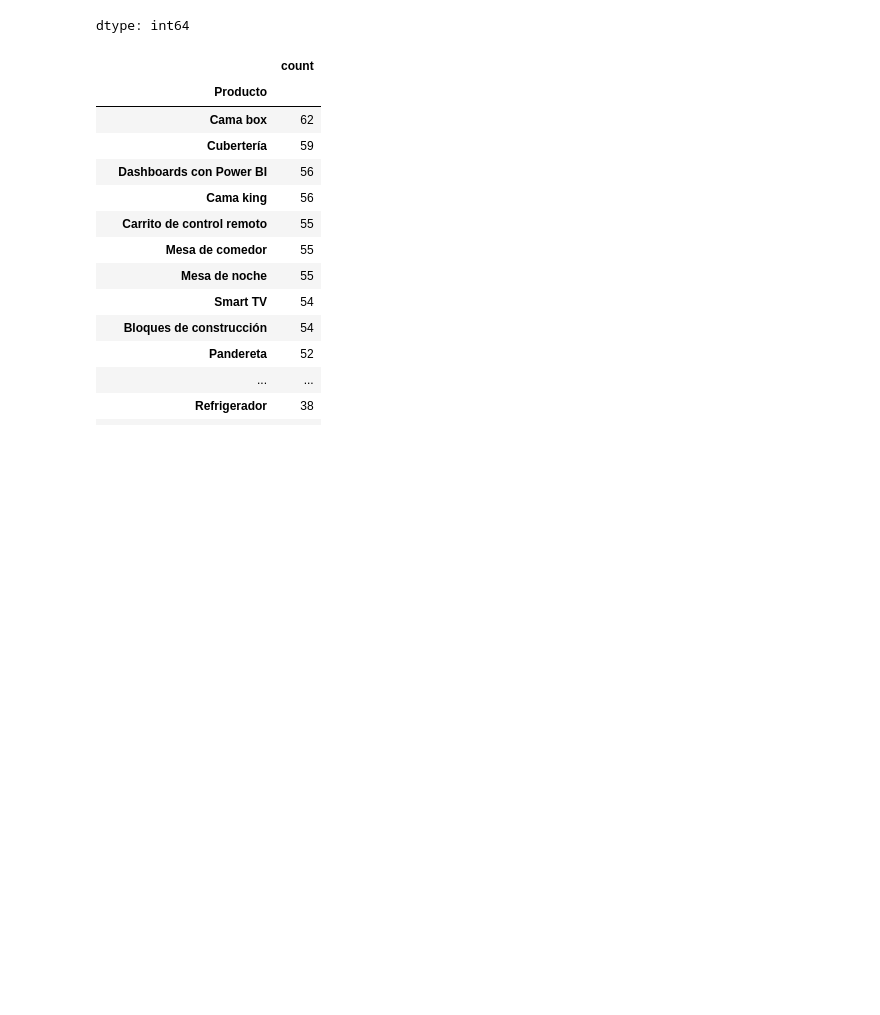
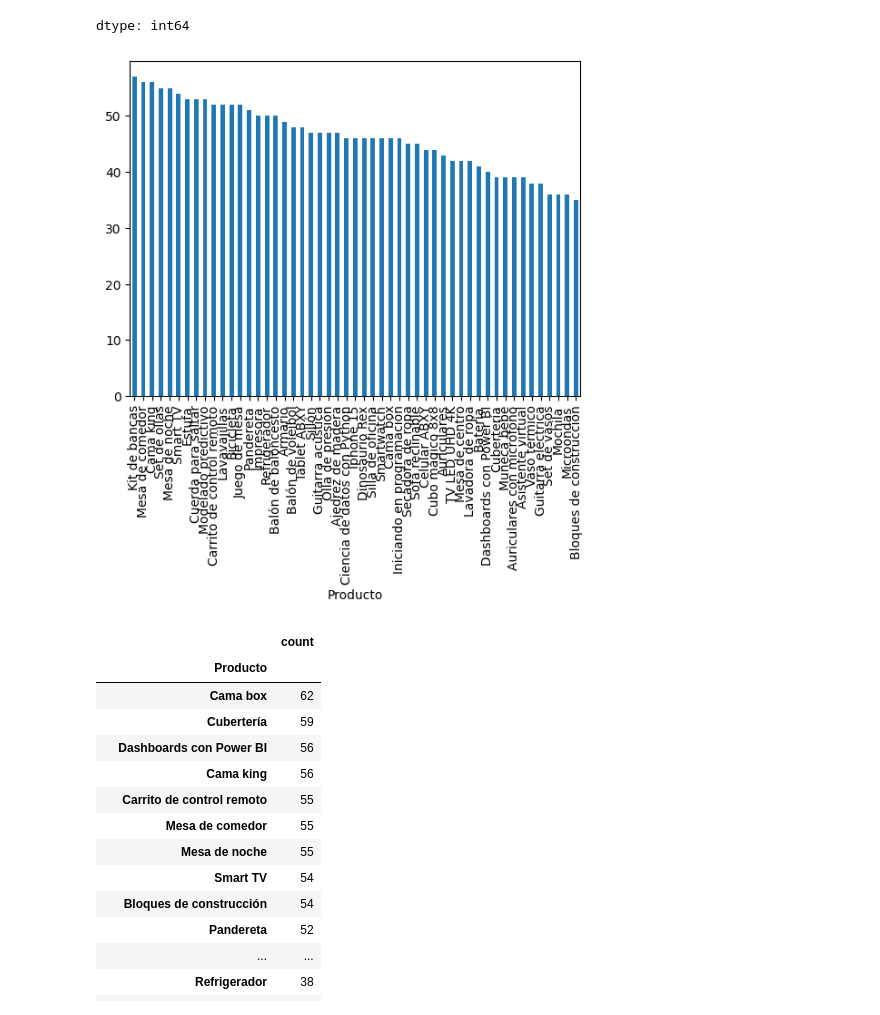
Before and after one commit to AliKnows/Challenge_DataScience_AluraStore, a Jupyter notebook: AluraStoreLatam.ipynb, the cells around one changed output. Drawn from its saved outputs; the diff is of its cells as text; code cells hidden in the pictures; blank space fills up the shorter version.

```diff
--- a/AluraStoreLatam.ipynb
+++ b/AluraStoreLatam.ipynb
@@ -145,6 +164,11 @@ productos_vendidos_t3
 | Microondas | 36 |
 | Bloques de construcción | 35 |
 dtype: int64
+# %%
+productos_vendidos_t3.plot(kind='bar')
+plt.show()
+# %% [output]
+[figure, added]
 # %%
 productos_vendidos_t4 = tienda4['Producto'].value_counts()
 productos_vendidos_t4
```
Also changed, not shown: parts of 23 cells of this notebook.
